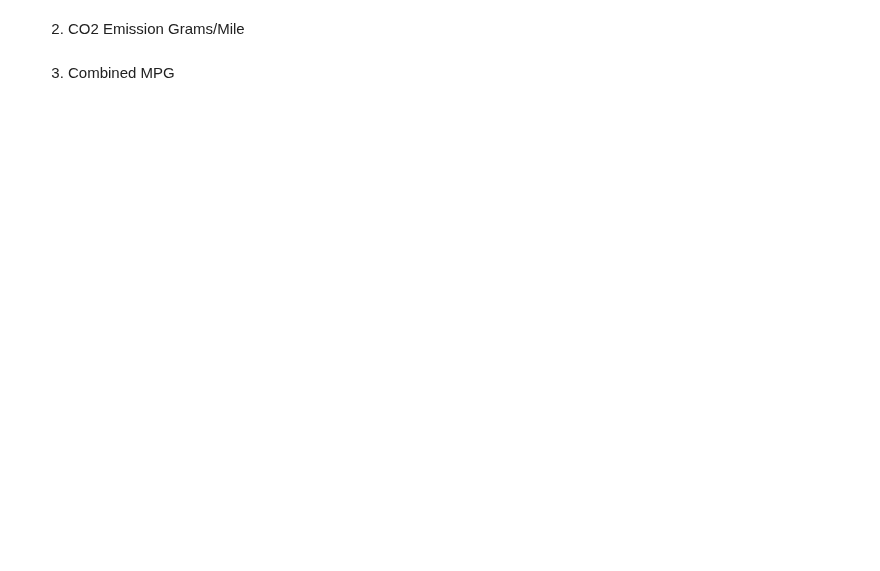
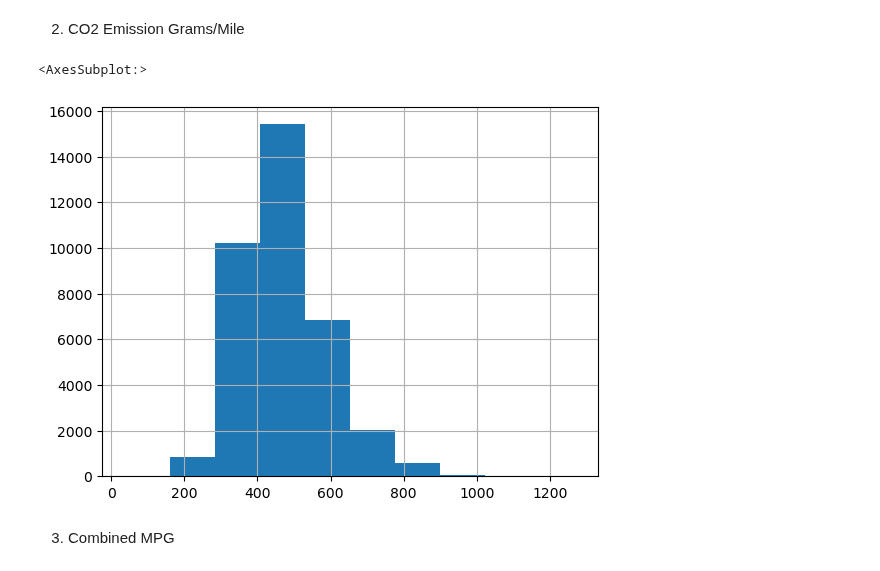
Before and after one commit to ta-data-lis/lab-probability-distributions, a Jupyter notebook: your-code/continuous.ipynb, the cells around one changed output. Cells and saved outputs as stored; diff of their text form; code cells hidden in the pictures; blank space fills up the shorter version.

```diff
--- a/your-code/continuous.ipynb
+++ b/your-code/continuous.ipynb
@@ -80,6 +147,11 @@ Then plot the histograms for the following variables:
 2. CO2 Emission Grams/Mile
 # %%
 # your code here
+
+vehicles["CO2 Emission Grams/Mile"].hist()
+# %% [output]
+<AxesSubplot:>
+[figure, added]
 # %% [markdown]
 3. Combined MPG
 # %%
```
Also changed, not shown: parts of 21 cells of this notebook.
